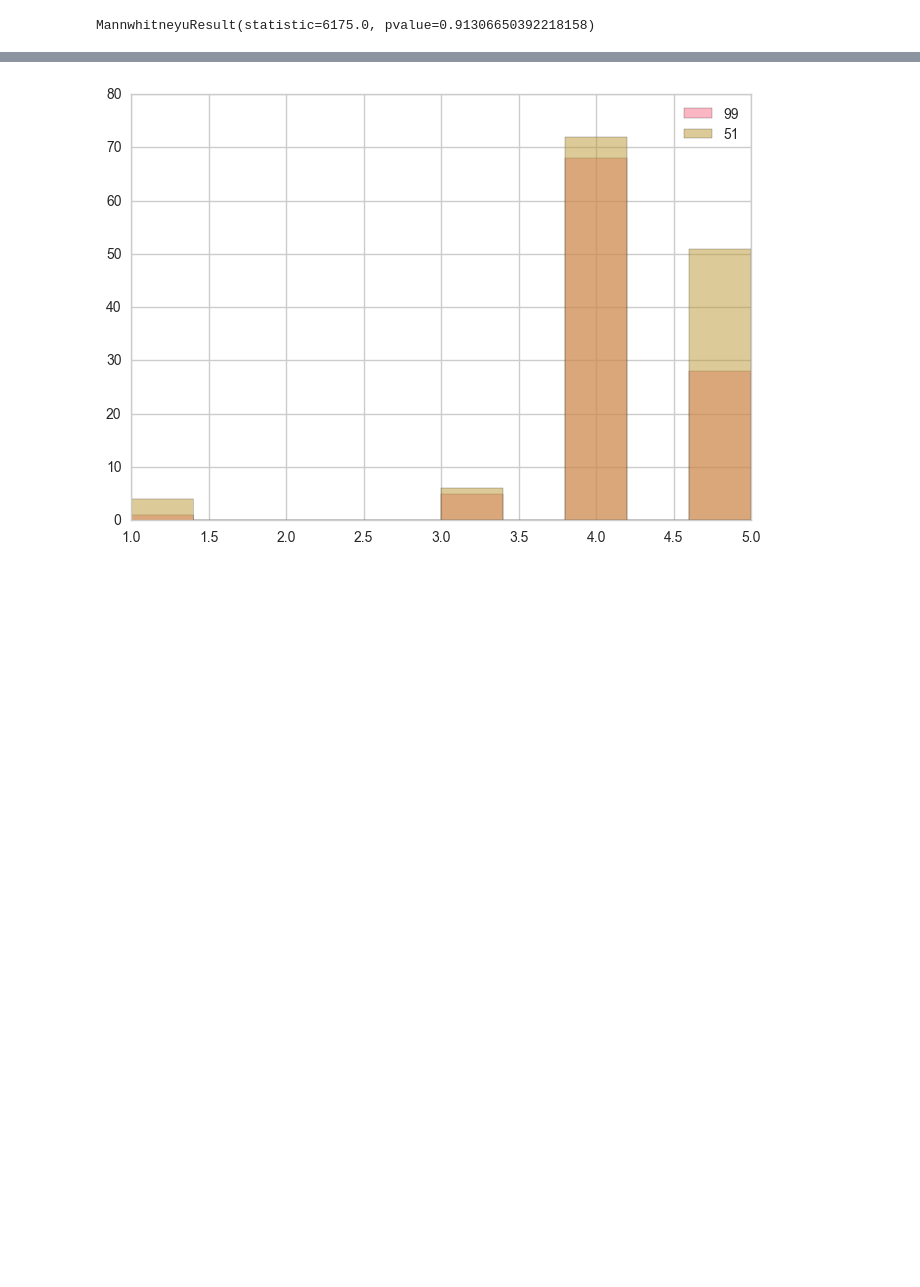
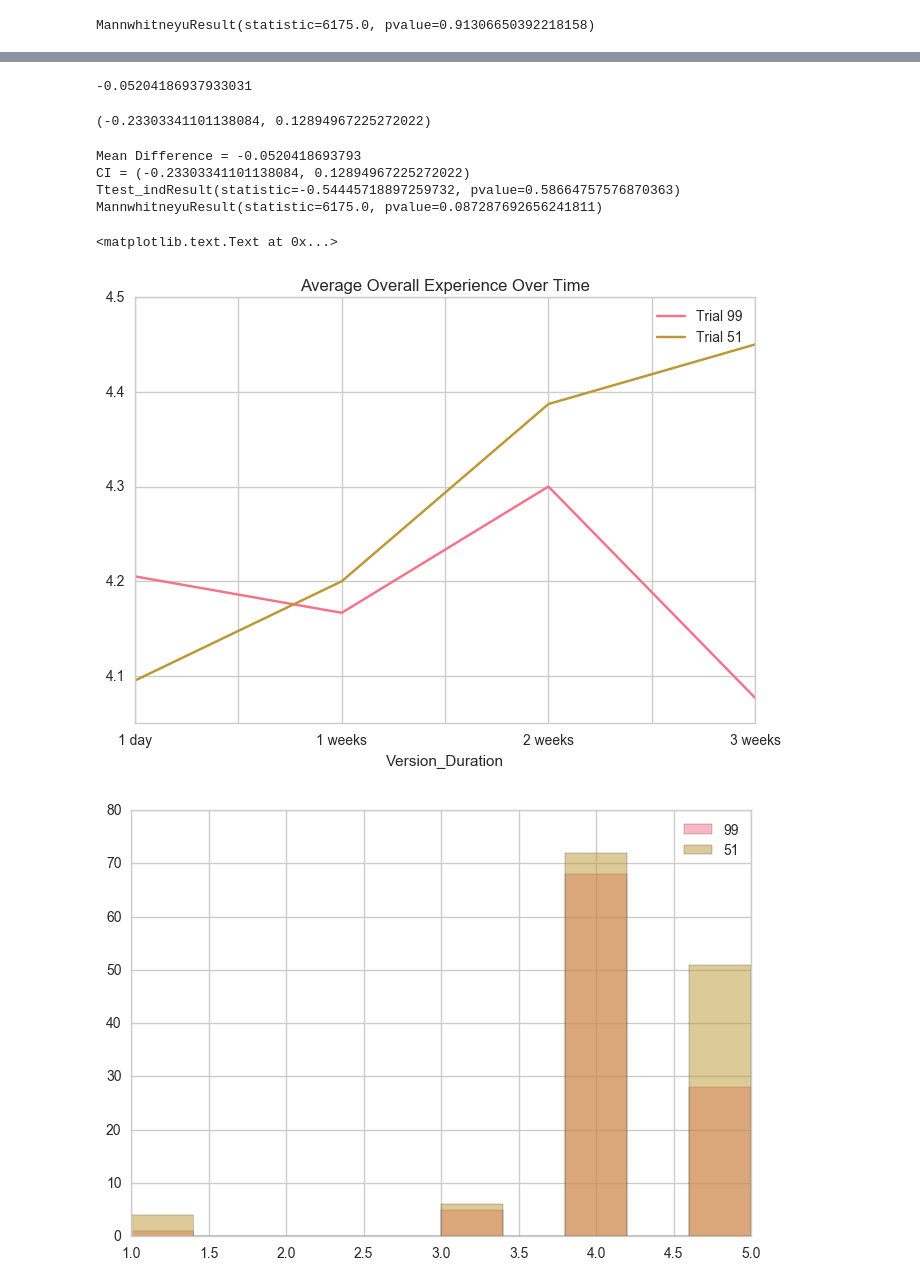
Before and after one commit to s-leung/NootropicProject, a Jupyter notebook: Comparing between Trials .ipynb, the cells around one changed output, grey strips where cells are left out. Cells and saved outputs as stored; diff of their text form; code cells hidden in the pictures; blank space fills up the shorter version.

```diff
--- a/Comparing between Trials .ipynb
+++ b/Comparing between Trials .ipynb
@@ -438,0 +459,5 @@ MannwhitneyuResult(statistic=6175.0, pvalue=0.91306650392218158)
+# %%
+diff_means = df_99['Overall_Exp_Numeric'].mean() - df_51['Overall_Exp_Numeric'].mean()
+diff_means
+# %% [output]
+-0.05204186937933031
@@ -439,3 +472,22 @@ MannwhitneyuResult(statistic=6175.0, pvalue=0.91306650392218158)
+# %%
+diff_means - 1.96 * SEM,diff_means + 1.96 * SEM
+# %% [output]
+(-0.23303341101138084, 0.12894967225272022)
+# %%
+twomeans(df_99, df_51, 'Overall_Exp_Numeric', 'Overall_Exp_Numeric')
+# %% [output]
+Mean Difference = -0.0520418693793
+CI = (-0.23303341101138084, 0.12894967225272022)
+Ttest_indResult(statistic=-0.54445718897259732, pvalue=0.58664757576870363)
+MannwhitneyuResult(statistic=6175.0, pvalue=0.087287692656241811)
+# %%
+df_99.groupby(['Version_Duration'])['Overall_Exp_Numeric'].mean().plot()
+df_51.groupby(['Version_Duration'])['Overall_Exp_Numeric'].mean().plot()
+plt.legend(['Trial 99','Trial 51'])
+plt.title('Average Overall Experience Over Time')
+# %% [output]
+<matplotlib.text.Text at 0x...>
+[figure, added]
 # %%
 plt.hist(df_99['Overall_Exp_Numeric'], label='99', alpha=0.5)
 plt.hist(df_51['Overall_Exp_Numeric'], label='51', alpha=0.5)
```
Also changed, not shown: parts of 25 cells of this notebook.
